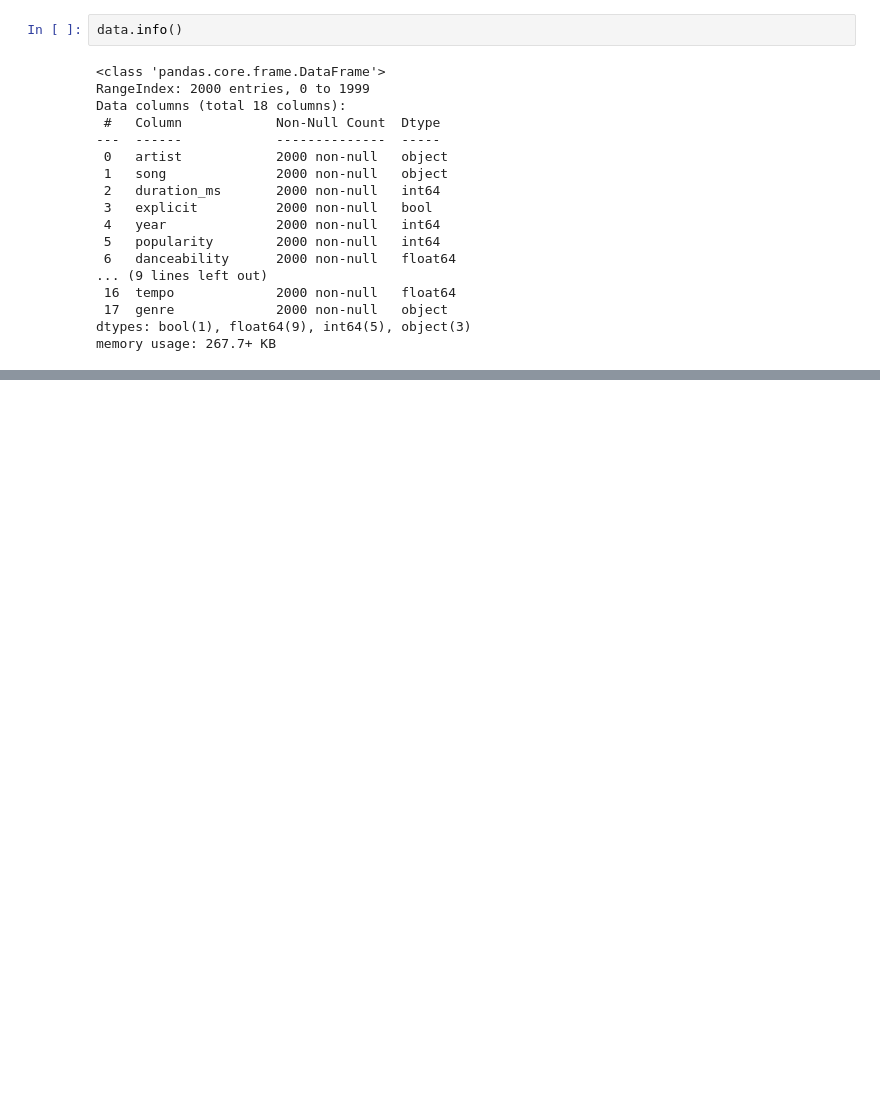
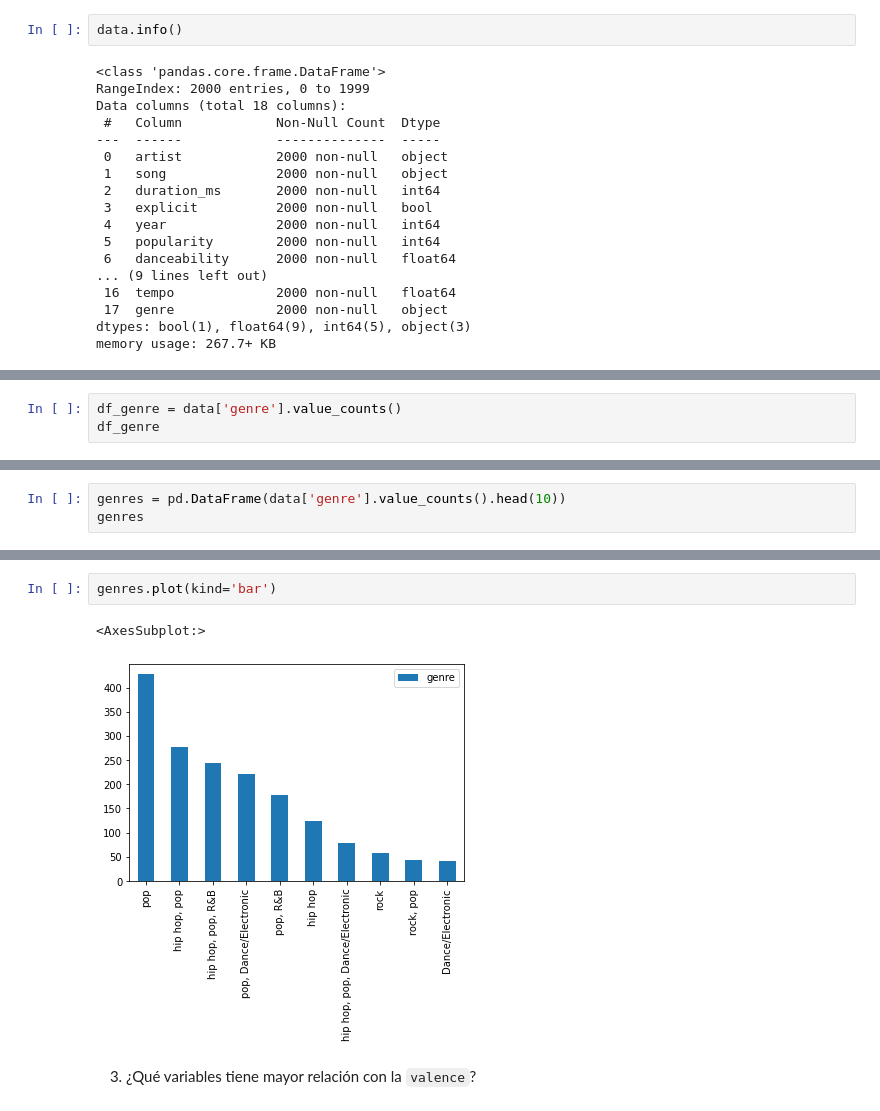
Before and after one commit to semilun4/Data-Science, a Jupyter notebook: Proyecto_DS1.ipynb, the cells around one changed output, grey strips where cells are left out. Saved outputs shown, nothing was run; the diff lists cells and outputs as text; blank space fills up the shorter version.

```diff
--- a/Proyecto_DS1.ipynb
+++ b/Proyecto_DS1.ipynb
@@ -73,0 +142,3 @@ Veamos si hay correlación entre los datos
+# %%
+df_genre = data['genre'].value_counts()
+df_genre
@@ -78,0 +375,3 @@ sns.heatmap(data.corr(), vmin = -1, vmax = +1, cmap = 'coolwarm')
+# %%
+genres = pd.DataFrame(data['genre'].value_counts().head(10))
+genres
@@ -78,0 +390,7 @@ sns.heatmap(data.corr(), vmin = -1, vmax = +1, cmap = 'coolwarm')
+# %%
+genres.plot(kind='bar')
+# %% [output]
+<AxesSubplot:>
+[figure, added]
+# %% [markdown]
+3. ¿Qué variables tiene mayor relación con la `valence`?
```
Also changed, not shown: parts of 58 cells of this notebook.
